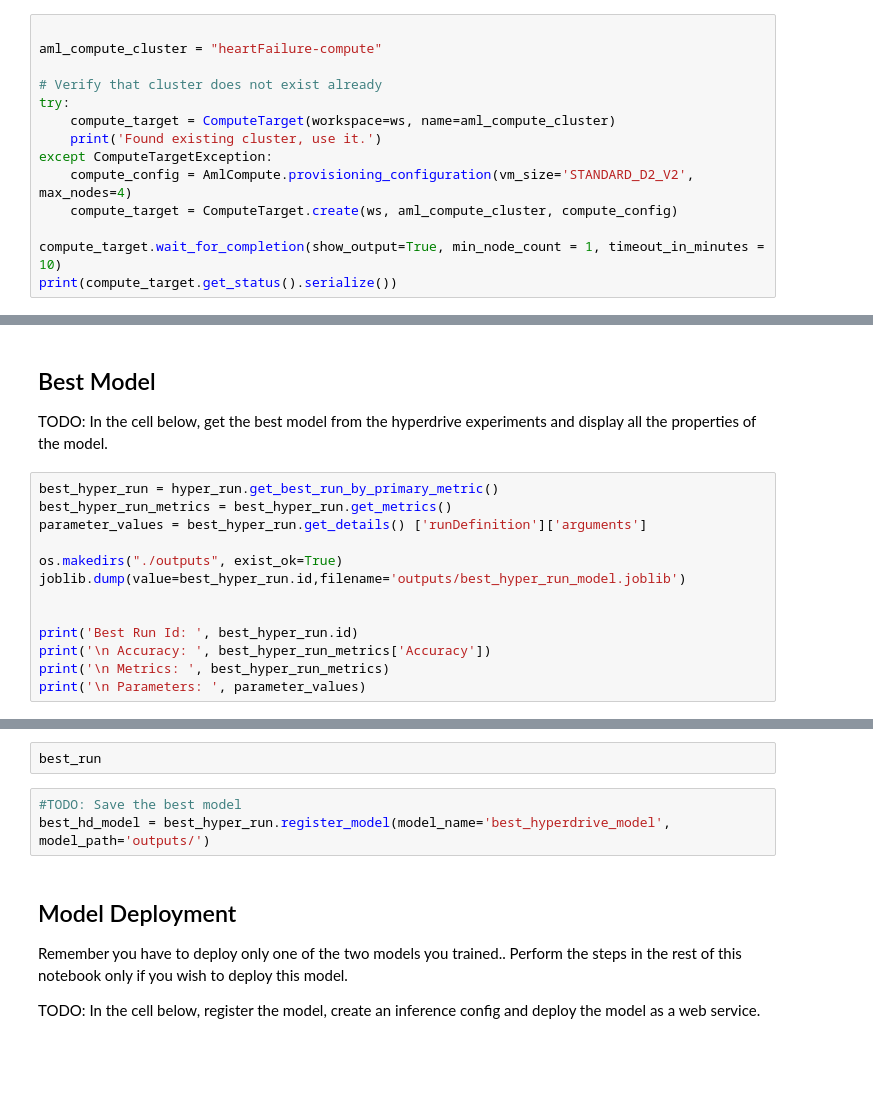
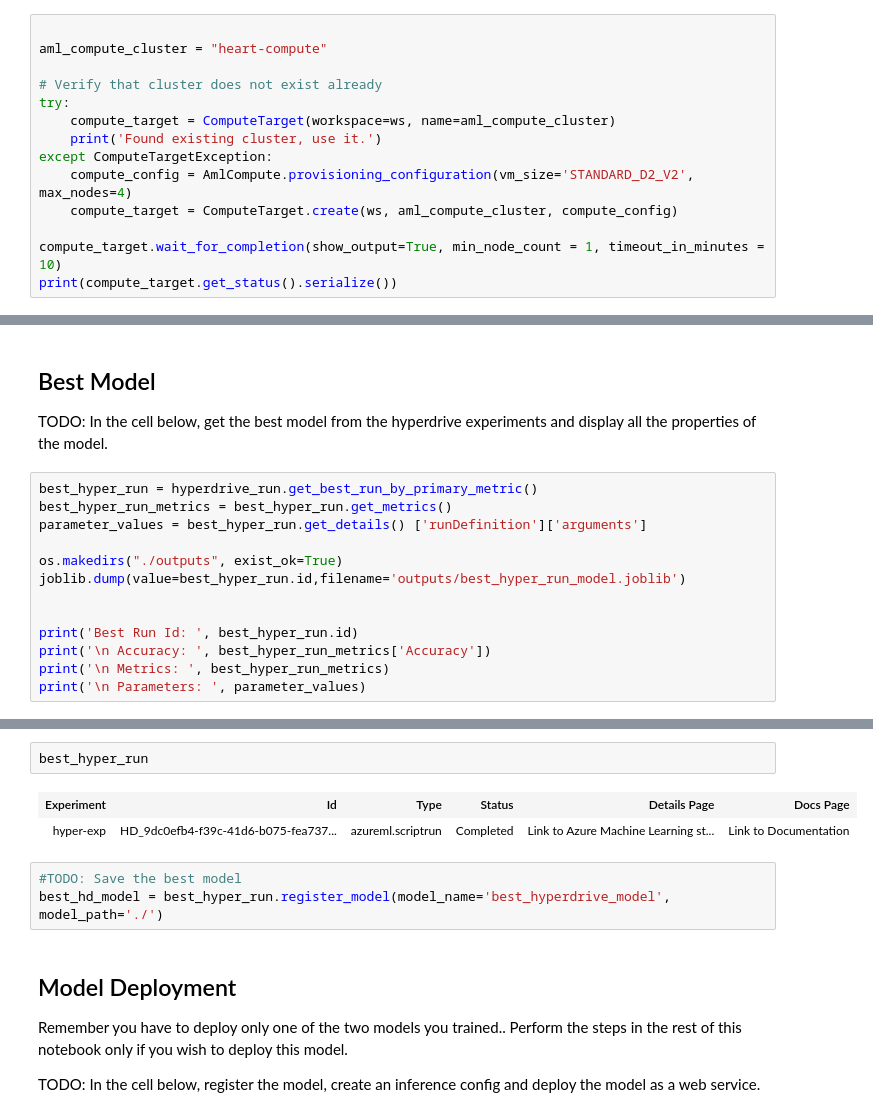
Before and after one commit to fati-ma/nd00333-capstone, a Jupyter notebook: hyperparameter_tuning (1).ipynb, the cells around one changed output, grey strips where cells are left out. Drawn from its saved outputs; the diff is of its cells as text; blank space fills up the shorter version.

```diff
--- a/hyperparameter_tuning (1).ipynb
+++ b/hyperparameter_tuning (1).ipynb
@@ -29,7 +32,7 @@ experiment=Experiment(ws, experiment_name)
 run = experiment.start_logging()
 # %%
 
-aml_compute_cluster = "heartFailure-compute"
+aml_compute_cluster = "heart-compute"
 
 # Verify that cluster does not exist already
 try:
@@ -94,7 +160,7 @@ hyperdrive_run.wait_for_completion(show_output=True)
 
 TODO: In the cell below, get the best model from the hyperdrive experiments and display all the properties of the model.
 # %%
-best_hyper_run = hyper_run.get_best_run_by_primary_metric()
+best_hyper_run = hyperdrive_run.get_best_run_by_primary_metric()
 best_hyper_run_metrics = best_hyper_run.get_metrics()
 parameter_values = best_hyper_run.get_details() ['runDefinition']['arguments']
 
@@ -109,8 +183,11 @@ print('\n Parameters: ', parameter_values)
-# %%
-best_run
+# %%
+best_hyper_run
+# %% [output]
+| Experiment | Id | Type | Status | Details Page | Docs Page |
+| hyper-exp | HD_9dc0efb4-f39c-41d6-b075-fea737... | azureml.scriptrun | Completed | Link to Azure Machine Learning st... | Link to Documentation |
 # %%
 #TODO: Save the best model
-best_hd_model = best_hyper_run.register_model(model_name='best_hyperdrive_model', model_path='outputs/')
+best_hd_model = best_hyper_run.register_model(model_name='best_hyperdrive_model', model_path='./')
 # %% [markdown]
 ## Model Deployment
 
```
Also changed, not shown: parts of 10 cells of this notebook.
